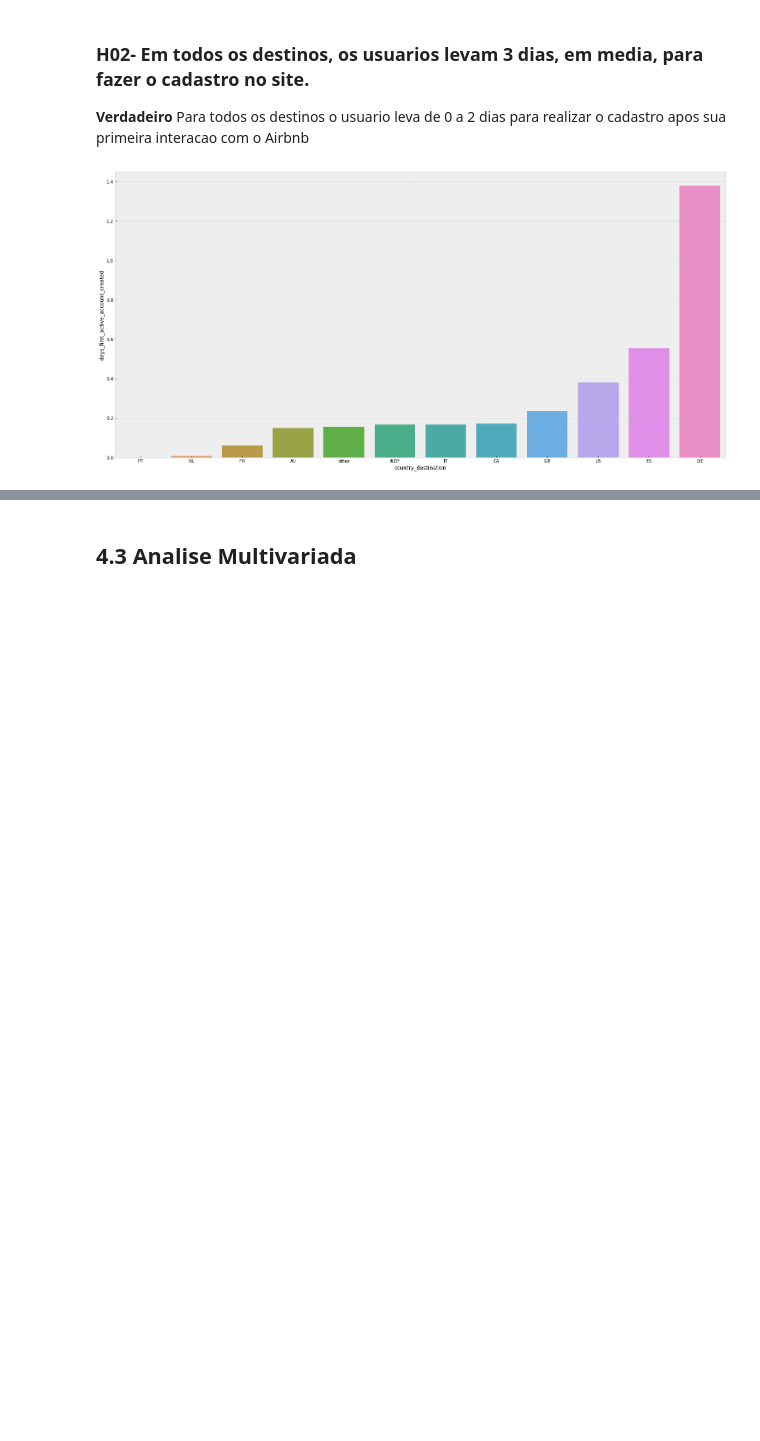
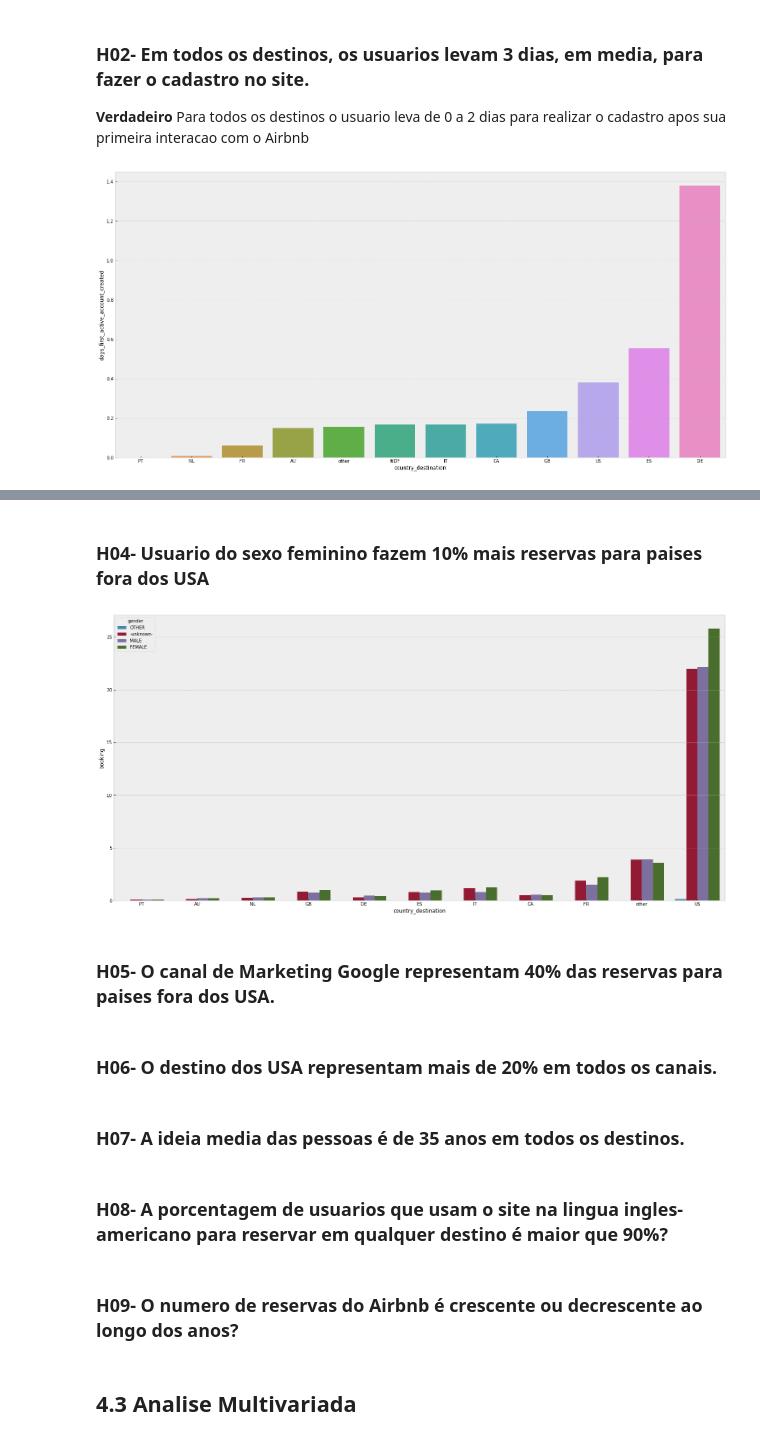
Before and after one commit to giovaneMiranda/airbnb_classificacao_agendamento, a Jupyter notebook: notebook/1.0-exploracao-dados-CRISP5.ipynb, the cells around one changed output, grey strips where cells are left out. Saved outputs shown, nothing was run; the diff lists cells and outputs as text; code cells hidden in the pictures; blank space fills up the shorter version.

```diff
--- a/notebook/1.0-exploracao-dados-CRISP5.ipynb
+++ b/notebook/1.0-exploracao-dados-CRISP5.ipynb
@@ -637,3 +631,27 @@ Como visto
+# %% [markdown]
+### H04- Usuario do sexo feminino fazem 10% mais reservas para paises fora dos USA
+# %%
+df_filter= df4[df4['country_destination']!= 'NDF']
+
+aux =df_filter.groupby(['gender', 'country_destination']).size().reset_index().rename(columns=  {0:'booking'}).sort_values('booking')
+
+aux['booking'] = aux['booking'].apply( lambda x : x/df_filter.shape[0]*100)
+
+aux.shape
+
+sns.barplot(x = aux['country_destination'], y = aux['booking'], hue = aux['gender']);
+# %% [output]
+[figure, added]
+# %% [markdown]
+### H05- O canal de Marketing Google representam 40% das reservas para paises fora dos USA.
+# %% [markdown]
+### H06- O destino dos USA representam mais de 20% em todos os canais.
+# %% [markdown]
+### H07- A ideia media das pessoas é de 35 anos em todos os destinos.
+# %% [markdown]
+### H08- A porcentagem de usuarios que usam o site na lingua ingles-americano para reservar em qualquer destino é maior que 90%?
+# %% [markdown]
+### H09- O numero de reservas do Airbnb é crescente ou decrescente ao longo dos anos?
 # %% [markdown]
 ## 4.3 Analise Multivariada
 # %%
```
Also changed, not shown: parts of 20 cells of this notebook.
